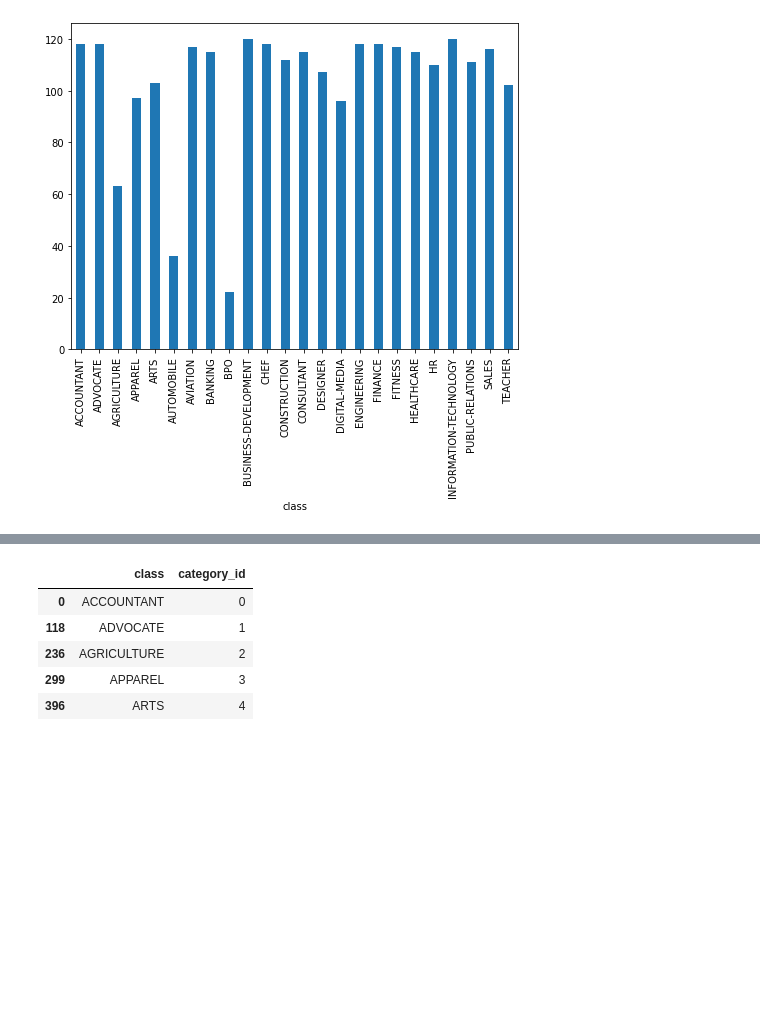
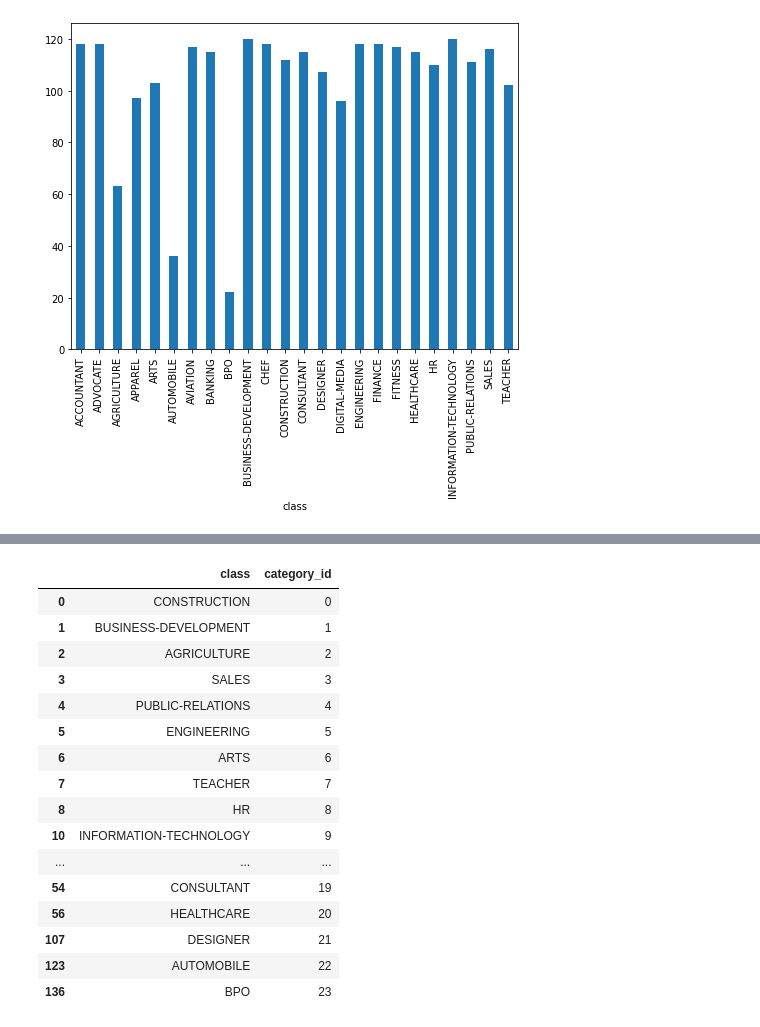
Before and after one commit to kguttas/ResumesRecomender, a Jupyter notebook: Clasificar_CV_Paso_2.ipynb, the cells around one changed output, grey strips where cells are left out. Saved outputs shown, nothing was run; the diff lists cells and outputs as text; code cells hidden in the pictures; blank space fills up the shorter version.

```diff
--- a/Clasificar_CV_Paso_2.ipynb
+++ b/Clasificar_CV_Paso_2.ipynb
@@ -2,6 +2,8 @@
 https://towardsdatascience.com/multi-class-text-classification-with-scikit-learn-12f1e60e0a9f
 # %%
 from Database import db_mongo
+
+from Utilities import clean_text
 
 import string
 
@@ -9,6 +11,7 @@ db = db_mongo.db_mongo()
 
 df = db.get_text_full_resume(100000000)
 
+df = df.sample(frac=1).reset_index(drop=True)
 
 df['text'] = df['text'].str.replace('\n',' ').replace('\x0c',' ')
 
@@ -17,0 +23,4 @@ Init DB
+# %%
+ct = clean_text.CleanText()
+
+df['text'] = ct.cleanner_process(df["text"])
@@ -203,12 +210,23 @@ Name: accuracy, dtype: float64
 # %%
-category_id_df.head()
+category_id_df
 # %% [output]
 |  | class | category_id |
-| 0 | ACCOUNTANT | 0 |
-| 118 | ADVOCATE | 1 |
-| 236 | AGRICULTURE | 2 |
-| 299 | APPAREL | 3 |
-| 396 | ARTS | 4 |
+| 0 | CONSTRUCTION | 0 |
+| 1 | BUSINESS-DEVELOPMENT | 1 |
+| 2 | AGRICULTURE | 2 |
+| 3 | SALES | 3 |
+| 4 | PUBLIC-RELATIONS | 4 |
+| 5 | ENGINEERING | 5 |
+| 6 | ARTS | 6 |
+| 7 | TEACHER | 7 |
+| 8 | HR | 8 |
+| 10 | INFORMATION-TECHNOLOGY | 9 |
+| ... | ... | ... |
+| 54 | CONSULTANT | 19 |
+| 56 | HEALTHCARE | 20 |
+| 107 | DESIGNER | 21 |
+| 123 | AUTOMOBILE | 22 |
+| 136 | BPO | 23 |
 # %%
 model = LinearSVC()
 X_train, X_test, y_train, y_test, indices_train, indices_test = train_test_split(features, labels, df_new.index, test_size=0.33, random_state=0)
```
Also changed, not shown: parts of 27 cells of this notebook, 8 other files.
